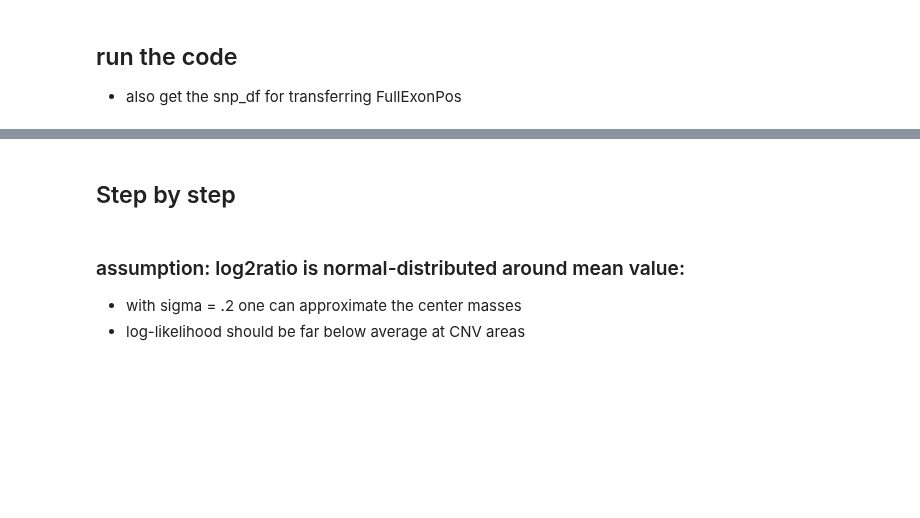
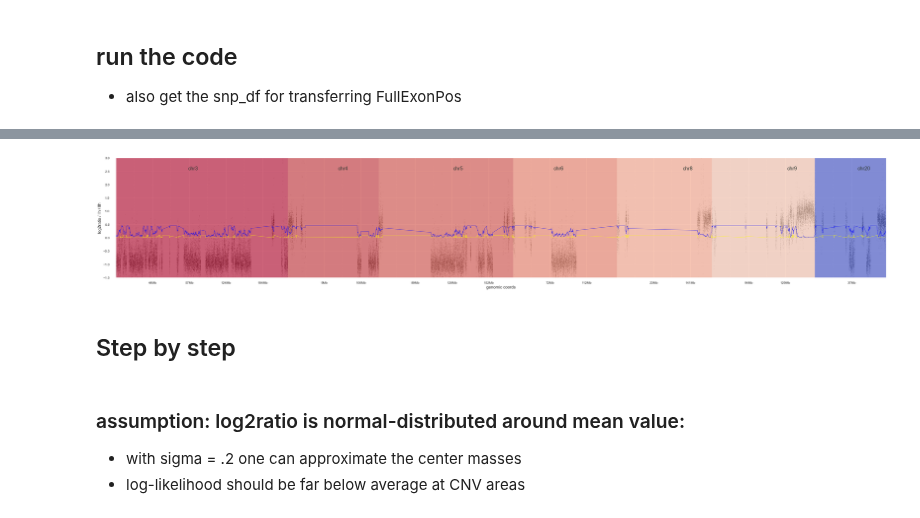
Before and after one commit to Mar111tiN/myCNV, a Jupyter notebook: nb/addRollingCoverageLLH.ipynb, the cells around one changed output, grey strips where cells are left out. Drawn from its saved outputs; the diff is of its cells as text; code cells hidden in the pictures; blank space fills up the shorter version.

```diff
--- a/nb/addRollingCoverageLLH.ipynb
+++ b/nb/addRollingCoverageLLH.ipynb
@@ -159,3 +182,7 @@ _, _, _, _ = plot_genomic(rolling_cov_df, plots=[log2,llhdiff, llh], chroms=chro
+# %%
+_, _, _, _ = plot_genomic(rolling_cov_df.query('covCNVcore > 0'), plots=[log2,llhdiff, llh], chroms=chroms, region='', **fig_params)
+# %% [output]
+[figure, added]
 # %% [markdown]
 ## Step by step
 # %% [markdown]
```
Also changed, not shown: parts of 13 cells of this notebook, 5 other files.
